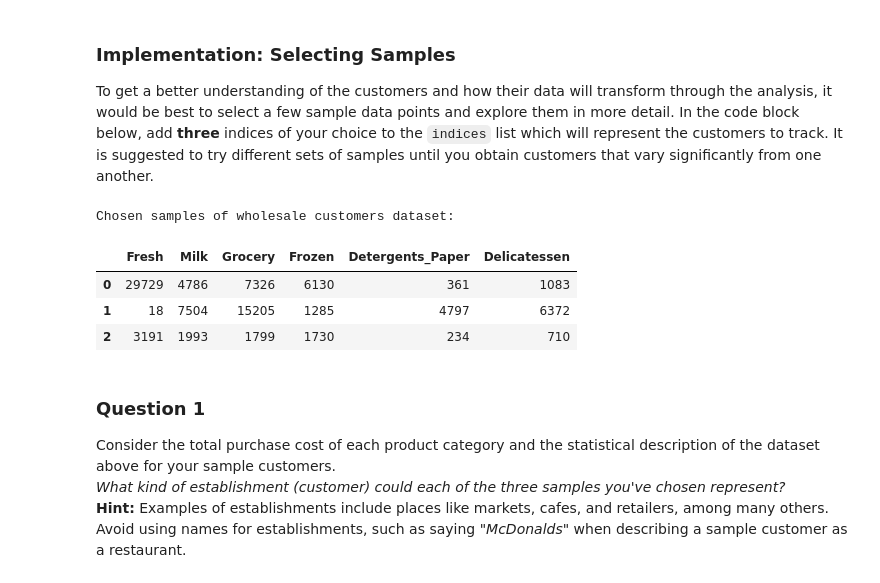
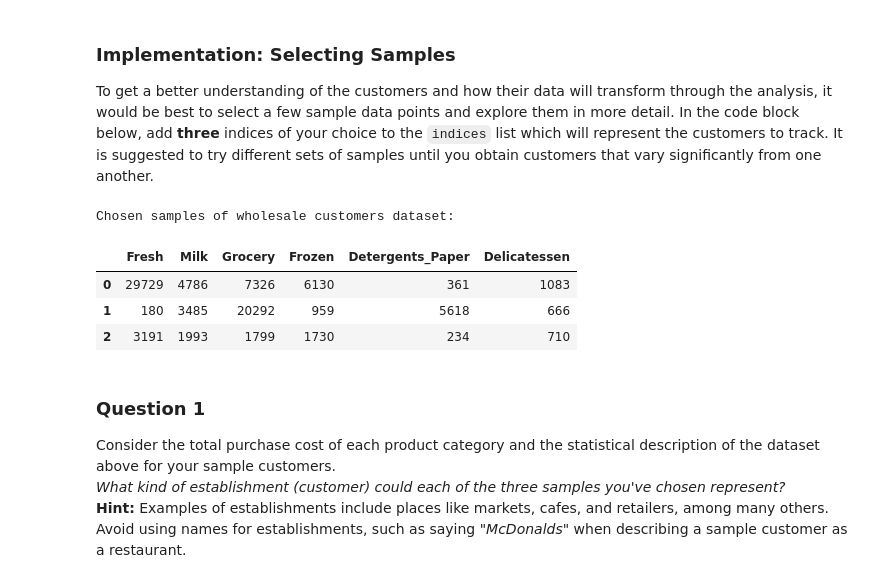
Before and after one commit to edhzsz/MLUND, a Jupyter notebook: projects/creating_customer_segments/customer_segments_work.ipynb, the cells around one changed output. Drawn from its saved outputs; the diff is of its cells as text; code cells hidden in the pictures.

```diff
--- a/projects/creating_customer_segments/customer_segments_work.ipynb
+++ b/projects/creating_customer_segments/customer_segments_work.ipynb
@@ -62,17 +62,17 @@ display(data.describe())
 To get a better understanding of the customers and how their data will transform through the analysis, it would be best to select a few sample data points and explore them in more detail. In the code block below, add **three** indices of your choice to the `indices` list which will represent the customers to track. It is suggested to try different sets of samples until you obtain customers that vary significantly from one another.
 # %%
 # TODO: Select three indices of your choice you wish to sample from the dataset
-indices = [33, 218, 250]
+indices = [33, 193, 250]
 
 # Create a DataFrame of the chosen samples
 samples = pd.DataFrame(data.loc[indices], columns = data.keys()).reset_index(drop = True)
 print "Chosen samples of wholesale customers dataset:"
 display(samples)
 # %% [output]
 Chosen samples of wholesale customers dataset:
 |  | Fresh | Milk | Grocery | Frozen | Detergents_Paper | Delicatessen |
 | 0 | 29729 | 4786 | 7326 | 6130 | 361 | 1083 |
-| 1 | 18 | 7504 | 15205 | 1285 | 4797 | 6372 |
+| 1 | 180 | 3485 | 20292 | 959 | 5618 | 666 |
 | 2 | 3191 | 1993 | 1799 | 1730 | 234 | 710 |
 # %% [markdown]
 ### Question 1
```
Also changed, not shown: parts of 6 cells of this notebook.
